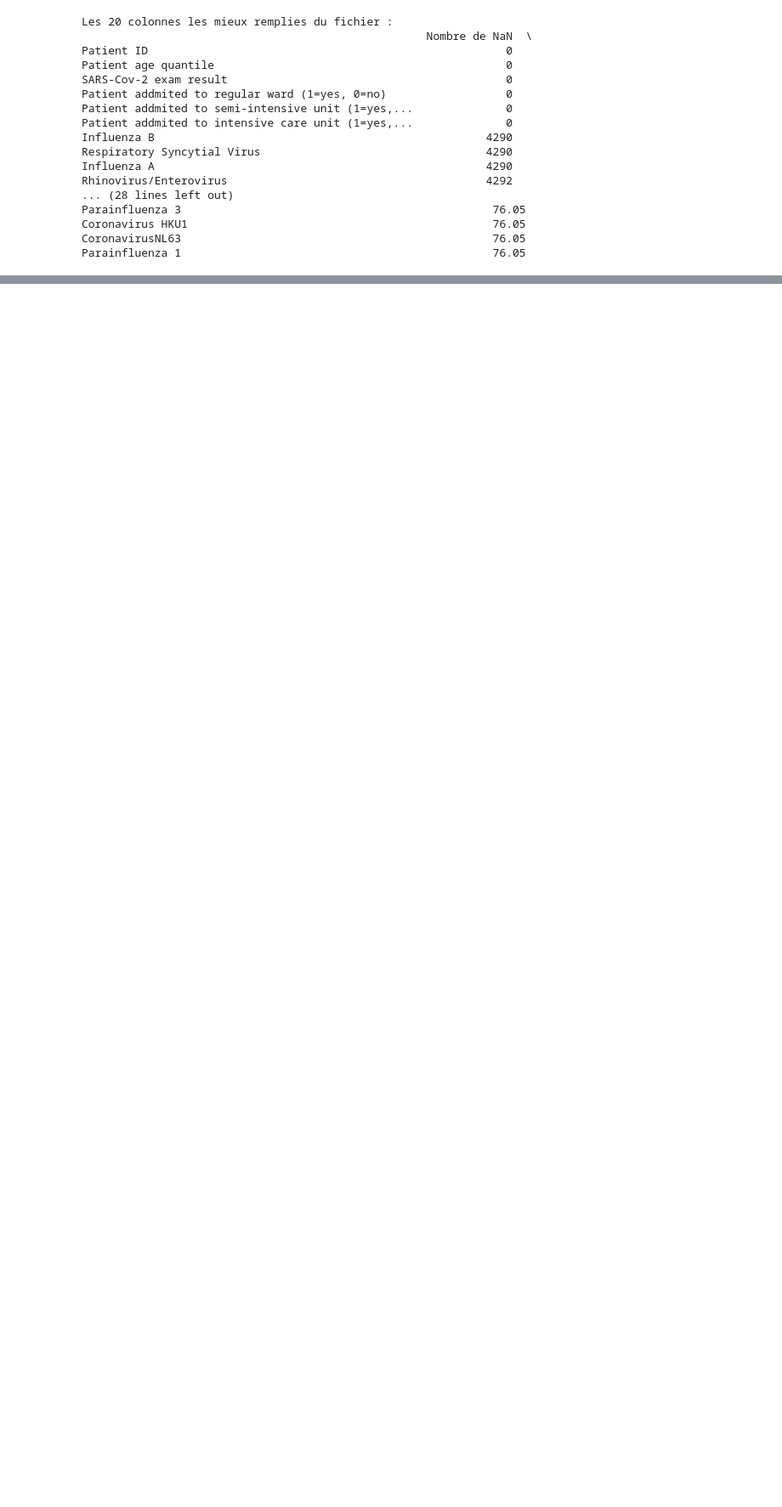
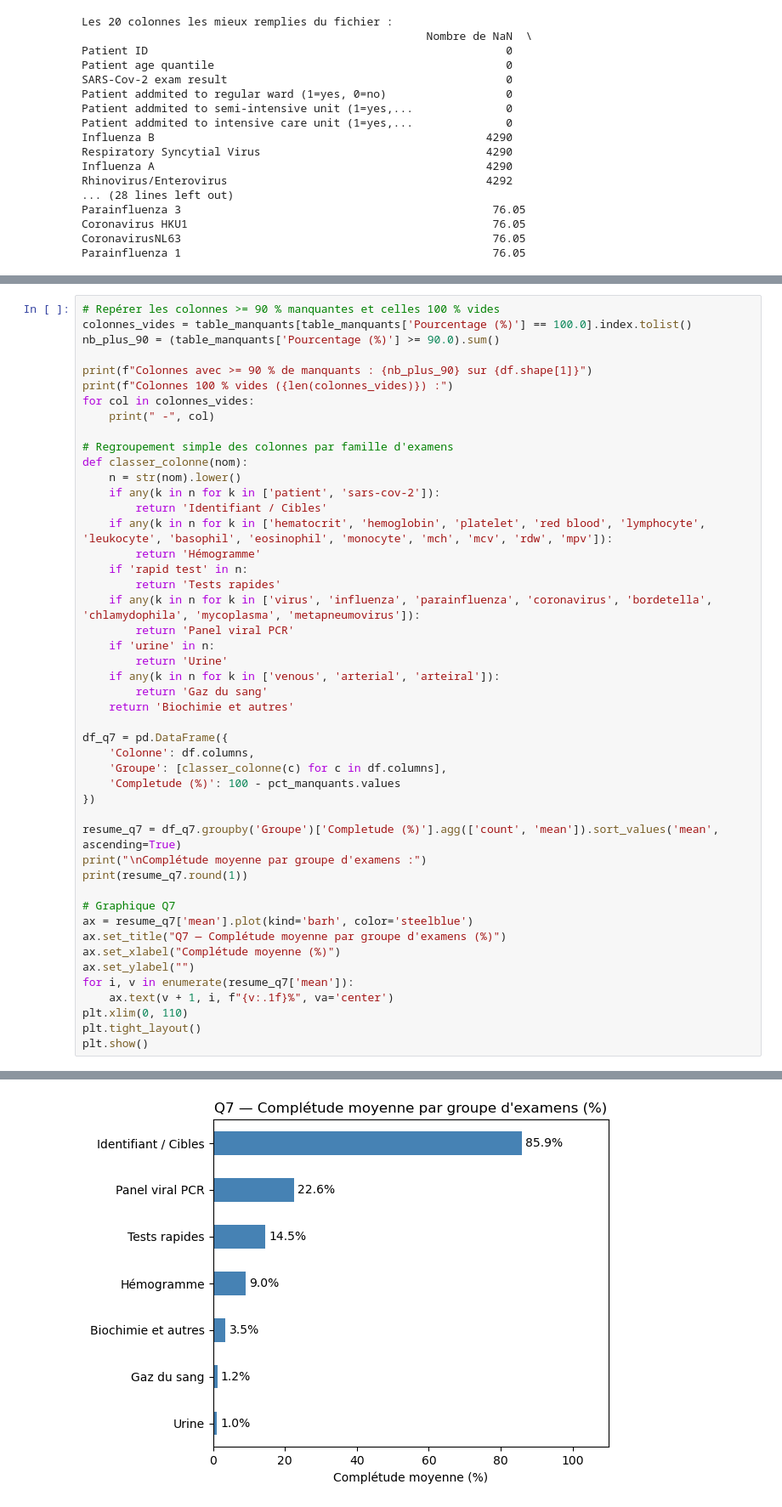
Before and after one commit to angeparfait18/projet_science_des_donn-es, a Jupyter notebook: Projet_science_des_données_init.ipynb, the cells around one changed output, grey strips where cells are left out. Shown at 85% size. Drawn from its saved outputs; the diff is of its cells as text; blank space fills up the shorter version.

```diff
--- a/Projet_science_des_données_init.ipynb
+++ b/Projet_science_des_données_init.ipynb
@@ -92,0 +96,48 @@ Parainfluenza 1                                               76.05
+# %%
+# Repérer les colonnes >= 90 % manquantes et celles 100 % vides
+colonnes_vides = table_manquants[table_manquants['Pourcentage (%)'] == 100.0].index.tolist()
+nb_plus_90 = (table_manquants['Pourcentage (%)'] >= 90.0).sum()
+
+print(f"Colonnes avec >= 90 % de manquants : {nb_plus_90} sur {df.shape[1]}")
+print(f"Colonnes 100 % vides ({len(colonnes_vides)}) :")
+for col in colonnes_vides:
+    print(" -", col)
+
+# Regroupement simple des colonnes par famille d'examens
+def classer_colonne(nom):
+    n = str(nom).lower()
+    if any(k in n for k in ['patient', 'sars-cov-2']):
+        return 'Identifiant / Cibles'
+    if any(k in n for k in ['hematocrit', 'hemoglobin', 'platelet', 'red blood', 'lymphocyte', 'leukocyte', 'basophil', 'eosinophil', 'monocyte', 'mch', 'mcv', 'rdw', 'mpv']):
+        return 'Hémogramme'
+    if 'rapid test' in n:
+        return 'Tests rapides'
+    if any(k in n for k in ['virus', 'influenza', 'parainfluenza', 'coronavirus', 'bordetella', 'chlamydophila', 'mycoplasma', 'metapneumovirus']):
+        return 'Panel viral PCR'
+    if 'urine' in n:
+        return 'Urine'
+    if any(k in n for k in ['venous', 'arterial', 'arteiral']):
+        return 'Gaz du sang'
+    return 'Biochimie et autres'
+
+df_q7 = pd.DataFrame({
+    'Colonne': df.columns,
+    'Groupe': [classer_colonne(c) for c in df.columns],
+    'Completude (%)': 100 - pct_manquants.values
+})
+
+resume_q7 = df_q7.groupby('Groupe')['Completude (%)'].agg(['count', 'mean']).sort_values('mean', ascending=True)
+print("\nComplétude moyenne par groupe d'examens :")
+print(resume_q7.round(1))
+
+# Graphique Q7
+ax = resume_q7['mean'].plot(kind='barh', color='steelblue')
+ax.set_title("Q7 — Complétude moyenne par groupe d'examens (%)")
+ax.set_xlabel("Complétude moyenne (%)")
+ax.set_ylabel("")
+for i, v in enumerate(resume_q7['mean']):
+    ax.text(v + 1, i, f"{v:.1f}%", va='center')
+plt.xlim(0, 110)
+plt.tight_layout()
+plt.show()
+# %% [output]
@@ -92,0 +162 @@ Parainfluenza 1                                               76.05
+[figure, added]
```
Also changed, not shown: parts of 4 cells of this notebook.
